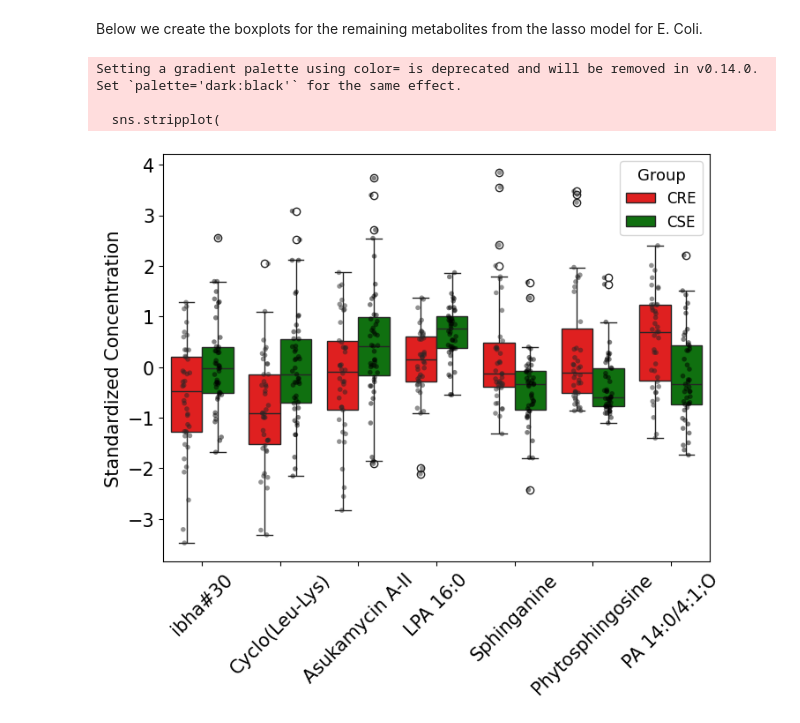
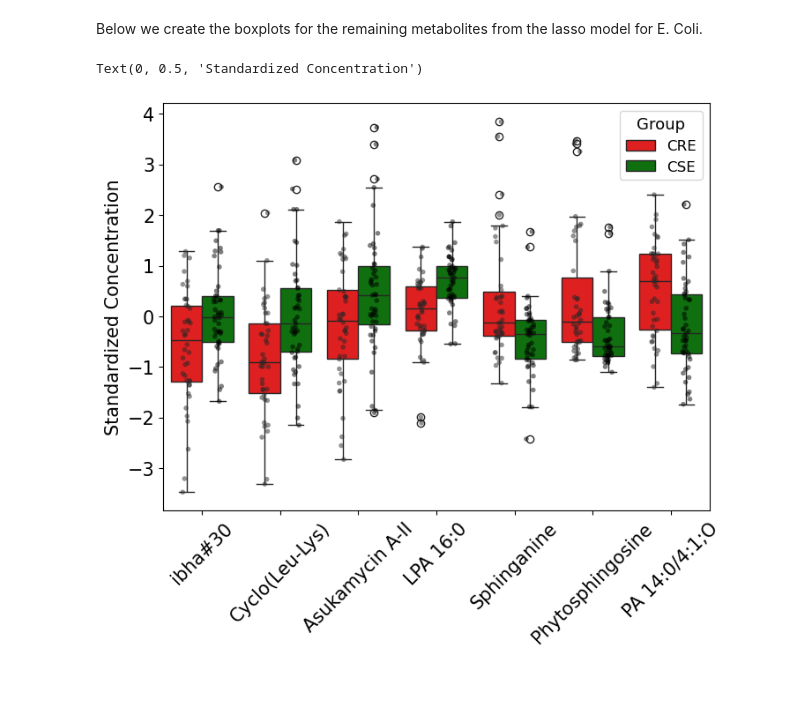
Before and after one commit to Nicholas-Bartelo/Zhao-Lab-AMR-Paper, a Jupyter notebook: ML Biomarker Detection/Using lassocv logistic regression to find biomarkers of resistance in KP and E coli final 10-31-2025.ipynb, the cells around one changed output. Drawn from its saved outputs; the diff is of its cells as text; code cells hidden in the pictures; blank space fills up the shorter version.

```diff
--- a/ML Biomarker Detection/Using lassocv logistic regression to find biomarkers of resistance in KP and E coli final 10-31-2025.ipynb
+++ b/ML Biomarker Detection/Using lassocv logistic regression to find biomarkers of resistance in KP and E coli final 10-31-2025.ipynb
@@ -26,7 +27,10 @@ from scipy import interp
 <a class="anchor" id="Data"></a>
 Below we import the data.
 # %%
-annotated_mz_data = pd.read_csv("C:/PhD rotation 1/New Analysis Annotated mz/annotated_mz_only_post_processed_maplet_data.csv", index_col = 0)
+# Define path to data
+path_to_folder_with_data = "/Users/nicholasbartelo/Documents/Zhao-Lab-AMR-Paper-main/ML Biomarker Detection/Input File"
+# Read in data
+annotated_mz_data = pd.read_csv(os.path.join(path_to_folder_with_data, "annotated_mz_only_post_processed_maplet_data.csv"), index_col = 0)
 annotated_mz_data
 # %% [output]
 |  | 341.3045359 | 688.1566289 | 480.3106071 | 452.2779431 | 137.0476093 | 266.1729689 | 275.0078481 | ... |
@@ -564,11 +548,6 @@ feature_coeff_df_ecoli
 # %% [markdown]
 Below we create the boxplots for the remaining metabolites from the lasso model for E. Coli.
 # %%
-# Convert the wide-format data into long-format using pd.melt()
-import matplotlib.pyplot as plt
-import seaborn as sns
-import pandas as pd
-
 # Convert the wide-format data into long-format using pd.melt
 df_long_ecoli = pd.melt(annotated_mz_data[annotated_mz_data['Organism'] == "Escherichia coli"].iloc[:, :513],
                   id_vars=['Group'],
@@ -583,38 +562,33 @@ replacement_dict_ecoli = {'576.3496399' : 'ibha#30', '242.1859893' : 'Cyclo(Leu-
                           '302.3066591' : 'Sphinganine', '318.3026049': 'Phytosphingosine', '467.2421198' : 'PA 14:0/4:1;O',
                           '449.2049286' : 'LPA 16:0'}
 most_important_metabolites_l1_regularization_ecoli_renamed = [replacement_dict_ecoli.get(x, x) for x in feature_coeff_df_ecoli['Feature'].tolist()]  # Replace based on the dictionary
 
 # Create the boxplot with the 'hue' separating the groups
 plt.figure(figsize=(8, 6))
 sns.boxplot(x='m/z', y='Standardized_Value', hue='Group', data=df_long_ecoli[df_long_ecoli['m/z'].isin(most_important_metabolites_l1_regularization_ecoli_renamed)], palette={'CRE': 'red', 'CSE': 'green'}, dodge=True)
 
 # Add individual data points
 sns.stripplot(
     x='m/z',
     y='Standardized_Value',
     hue='Group',
     data=df_long_ecoli[df_long_ecoli['m/z'].isin(most_important_metabolites_l1_regularization_ecoli_renamed)],
-    color = 'black',
+    palette="dark:black",
     dodge=True,
     alpha=0.5,
     size=4,
     jitter=True  # adds slight horizontal jitter
 )
 
 # Clean up legend (to avoid double legend)
 handles, labels = plt.gca().get_legend_handles_labels()
 n = len(set(df_long_ecoli['Group']))
 plt.legend(handles[:n], labels[:n], title="Group", fontsize=12, title_fontsize='13')
 
 plt.xticks(rotation= 45, fontsize = 15)  # Apply the new labels and rotate them
 plt.yticks(fontsize = 15)
 plt.xlabel('')
 plt.ylabel('Standardized Concentration', fontsize = 15)
-
-plt.savefig("C:/PhD rotation 1/New Analysis Annotated mz/Final Figures/log_reg_boxplot_all_data_lasso_significant_cre_vs_cse_ecoli.png", bbox_inches = 'tight')
-plt.savefig('C:/PhD rotation 1/New Analysis Annotated mz/Final Figures/log_reg_boxplot_all_data_lasso_significant_cre_vs_cse_ecoli.tiff', format='tiff', dpi=300, bbox_inches="tight")
 # %% [output]
-Setting a gradient palette using color= is deprecated and will be removed in v0.14.0. Set `palette='dark:black'` for the same effect.
-
-  sns.stripplot(
+Text(0, 0.5, 'Standardized Concentration')
-[figure, old version]
+[figure, new version]
```
Also changed, not shown: parts of 4 cells of this notebook.
